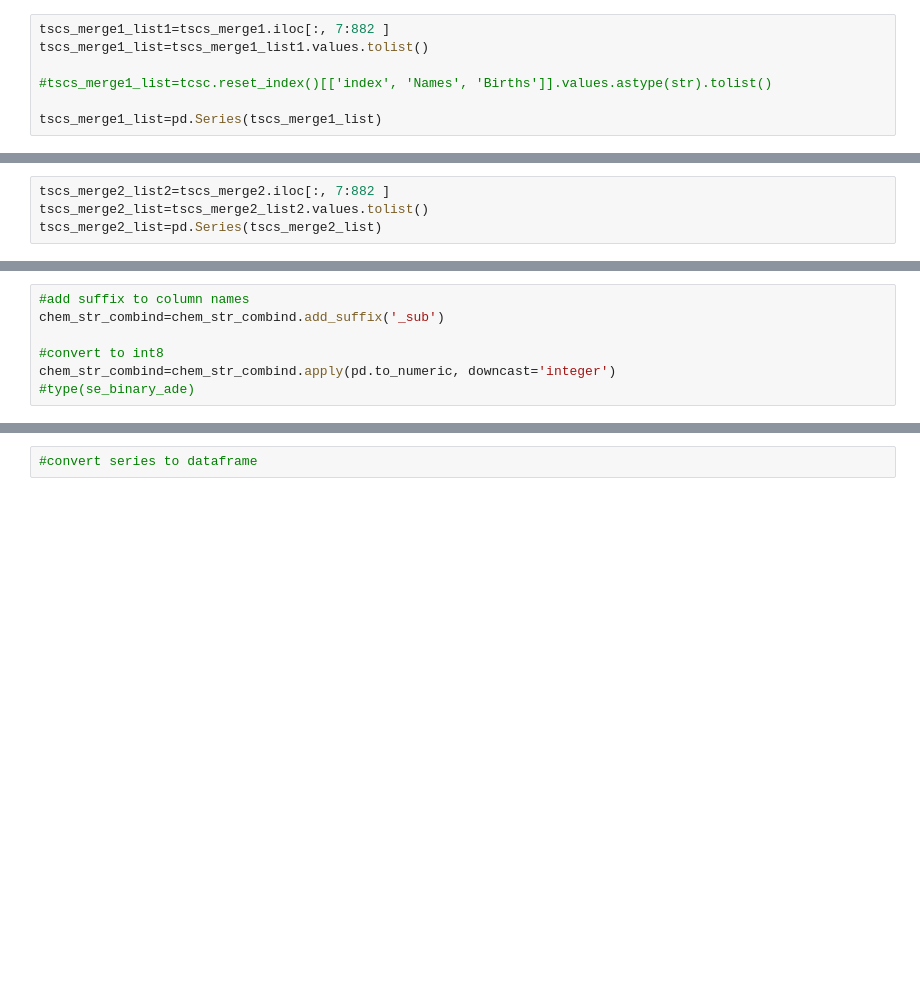
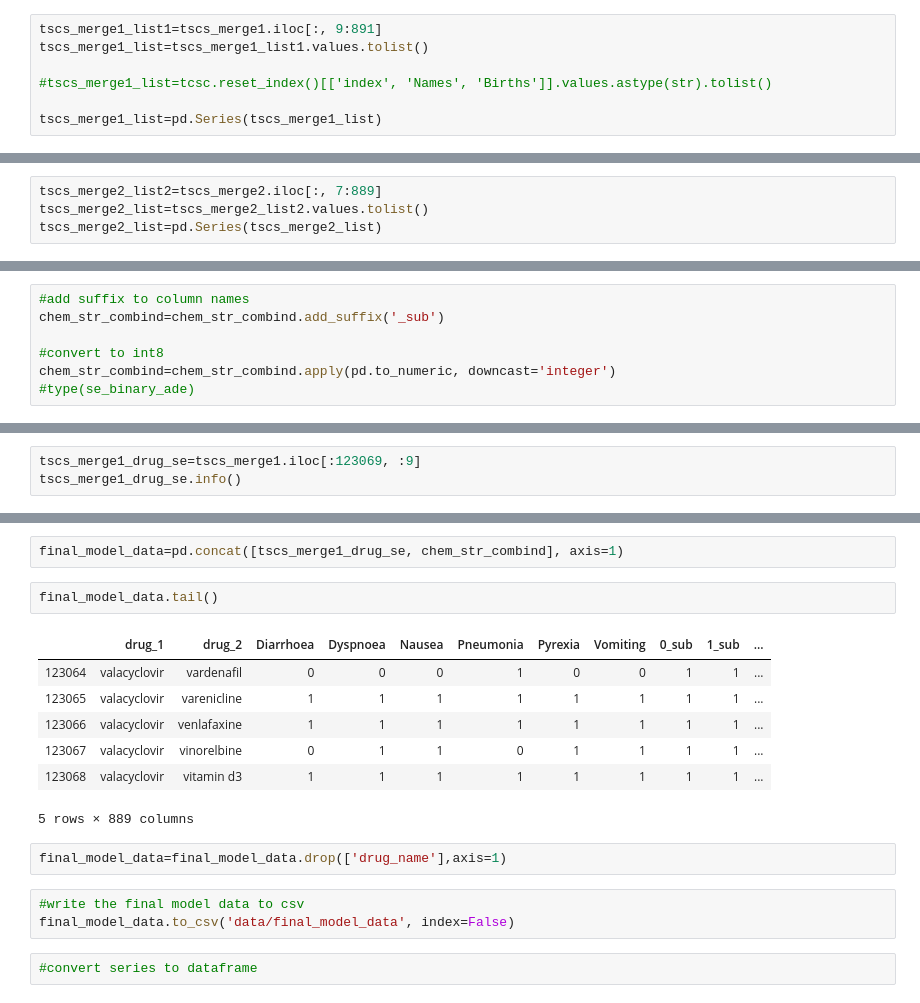
Before and after one commit to suneethi80/drug_side_effects_predictionmodel_nss, a Jupyter notebook: 2_drug_side_effects_two_sides_chemstr_merge.ipynb, the cells around one changed output, grey strips where cells are left out. Saved outputs shown, nothing was run; the diff lists cells and outputs as text; blank space fills up the shorter version.

```diff
--- a/2_drug_side_effects_two_sides_chemstr_merge.ipynb
+++ b/2_drug_side_effects_two_sides_chemstr_merge.ipynb
@@ -211,5 +211,5 @@ memory usage: 109.3+ MB
 # %%
-tscs_merge1_list1=tscs_merge1.iloc[:, 7:882 ]
+tscs_merge1_list1=tscs_merge1.iloc[:, 9:891]
 tscs_merge1_list=tscs_merge1_list1.values.tolist()
 
 #tscs_merge1_list=tcsc.reset_index()[['index', 'Names', 'Births']].values.astype(str).tolist()
@@ -257,7 +264,7 @@ tscs_merge2.iloc[123069:, ]
 |  | drug_2 | Diarrhoea | Dyspnoea | Nausea | Pneumonia | Pyrexia | Vomiting | SUB1 | SUB2 | SUB3 | ... |
 0 rows × 888 columns
 # %%
-tscs_merge2_list2=tscs_merge2.iloc[:, 7:882 ]
+tscs_merge2_list2=tscs_merge2.iloc[:, 7:889]
 tscs_merge2_list=tscs_merge2_list2.values.tolist()
 tscs_merge2_list=pd.Series(tscs_merge2_list)
 # %%
@@ -315,0 +338,3 @@ chem_str_combind.head(2)
+# %%
+tscs_merge1_drug_se=tscs_merge1.iloc[:123069, :9]
+tscs_merge1_drug_se.info()
@@ -316,3 +362,20 @@ chem_str_combind.head(2)
+# %%
+final_model_data=pd.concat([tscs_merge1_drug_se, chem_str_combind], axis=1)
+# %%
+final_model_data.tail()
+# %% [output]
+|  | drug_1 | drug_2 | Diarrhoea | Dyspnoea | Nausea | Pneumonia | Pyrexia | Vomiting | 0_sub | 1_sub | ... |
+| 123064 | valacyclovir | vardenafil | 0 | 0 | 0 | 1 | 0 | 0 | 1 | 1 | ... |
+| 123065 | valacyclovir | varenicline | 1 | 1 | 1 | 1 | 1 | 1 | 1 | 1 | ... |
+| 123066 | valacyclovir | venlafaxine | 1 | 1 | 1 | 1 | 1 | 1 | 1 | 1 | ... |
+| 123067 | valacyclovir | vinorelbine | 0 | 1 | 1 | 0 | 1 | 1 | 1 | 1 | ... |
+| 123068 | valacyclovir | vitamin d3 | 1 | 1 | 1 | 1 | 1 | 1 | 1 | 1 | ... |
+5 rows × 889 columns
+# %%
+final_model_data=final_model_data.drop(['drug_name'],axis=1)
+# %%
+#write the final model data to csv
+final_model_data.to_csv('data/final_model_data', index=False)
 # %%
 #convert series to dataframe
 # %%
```
Also changed, not shown: parts of 13 cells of this notebook, 1 other file.
